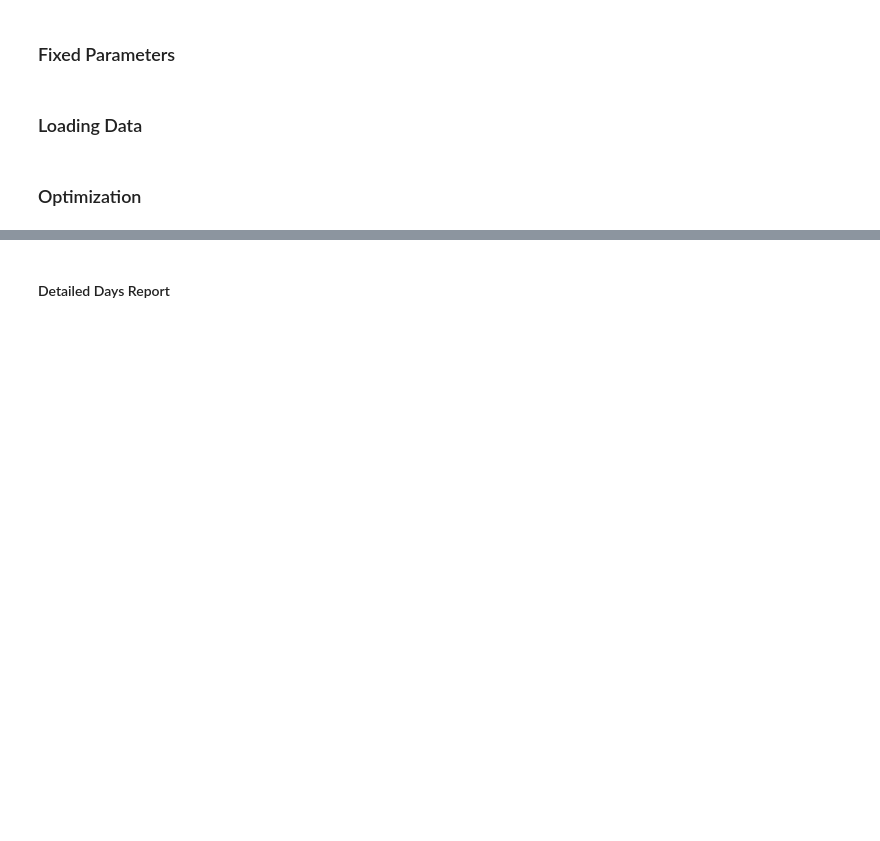
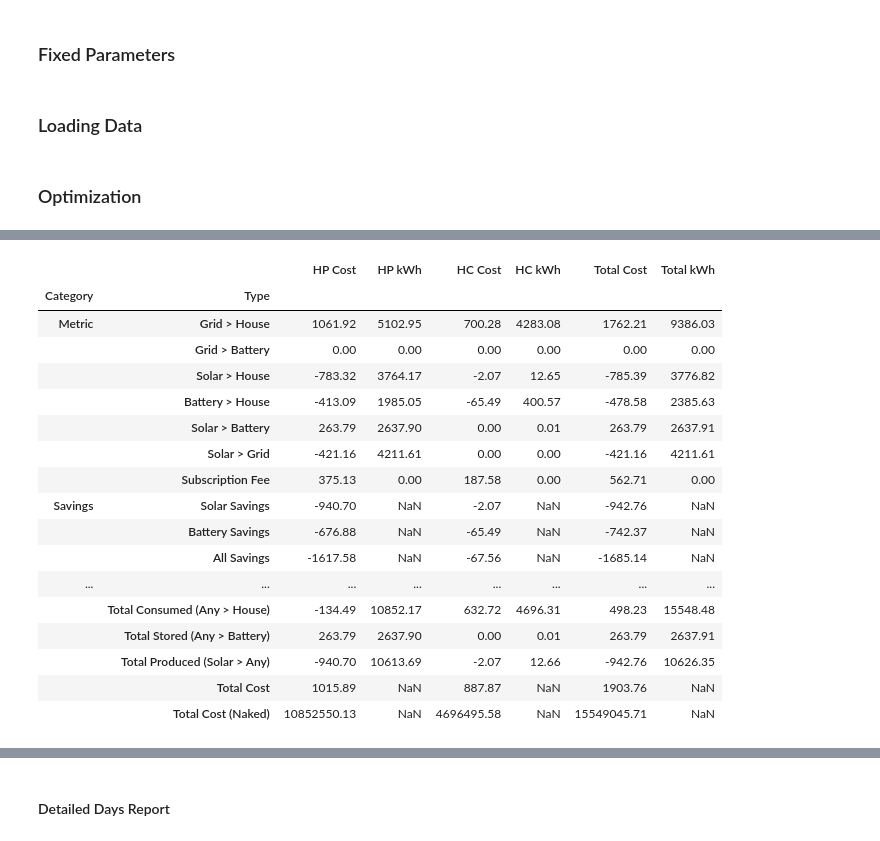
Before and after one commit to braibaud/EnphaseAnalysis, a Jupyter notebook: Report Analysis.ipynb, the cells around one changed output, grey strips where cells are left out. Cells and saved outputs as stored; diff of their text form; code cells hidden in the pictures; blank space fills up the shorter version.

```diff
--- a/Report Analysis.ipynb
+++ b/Report Analysis.ipynb
@@ -1595,15 +1653,0 @@ battery_capacities = [0.0, 10000.0]
-# %%
-results = optimize_capacity_v2(
-    raw_df,
-    wh_price_sale_eur,
-    wh_price_high_eur,
-    wh_price_low_eur,
-    subscription_monthly_fee_eur,
-    current_solar_capacity,
-    solar_capacities,
-    battery_capacities,
-    battery_discharge_lower_limit_pc,
-    battery_charge_upper_limit_pc,
-    battery_efficiency_pc,
-    enable_hc_charging=False,
-)
@@ -1628 +1654,4 @@ HC charging -> False
+# %%
+all_results = []
+detailed_results = []
 # %%
@@ -1653,0 +1702,4 @@ ImportError: Missing optional dependency 'tabulate'.  Use pip or conda to instal
+# %%
+all_results_df = pd.DataFrame(all_results)
+all_results_df = all_results_df.set_index(['HC Charging', 'Solar Capacity', 'Battery Capacity'])
+all_results_df = all_results_df.sort_index(level=0, sort_remaining=False)
@@ -1653,0 +1720,23 @@ ImportError: Missing optional dependency 'tabulate'.  Use pip or conda to instal
+# %%
+df_9_10 = detailed_results[int(all_results_df.loc[False, 9, 10]['index'])]
+# %%
+df_9_10
+# %% [output]
+|  |  | HP Cost | HP kWh | HC Cost | HC kWh | Total Cost | Total kWh |
+| Category | Type |  |  |  |  |  |  |
+| Metric | Grid > House | 1061.92 | 5102.95 | 700.28 | 4283.08 | 1762.21 | 9386.03 |
+|  | Grid > Battery | 0.00 | 0.00 | 0.00 | 0.00 | 0.00 | 0.00 |
+|  | Solar > House | -783.32 | 3764.17 | -2.07 | 12.65 | -785.39 | 3776.82 |
+|  | Battery > House | -413.09 | 1985.05 | -65.49 | 400.57 | -478.58 | 2385.63 |
+|  | Solar > Battery | 263.79 | 2637.90 | 0.00 | 0.01 | 263.79 | 2637.91 |
+|  | Solar > Grid | -421.16 | 4211.61 | 0.00 | 0.00 | -421.16 | 4211.61 |
+|  | Subscription Fee | 375.13 | 0.00 | 187.58 | 0.00 | 562.71 | 0.00 |
+| Savings | Solar Savings | -940.70 | NaN | -2.07 | NaN | -942.76 | NaN |
+|  | Battery Savings | -676.88 | NaN | -65.49 | NaN | -742.37 | NaN |
+|  | All Savings | -1617.58 | NaN | -67.56 | NaN | -1685.14 | NaN |
+| ... | ... | ... | ... | ... | ... | ... | ... |
+|  | Total Consumed (Any > House) | -134.49 | 10852.17 | 632.72 | 4696.31 | 498.23 | 15548.48 |
+|  | Total Stored (Any > Battery) | 263.79 | 2637.90 | 0.00 | 0.01 | 263.79 | 2637.91 |
+|  | Total Produced (Solar > Any) | -940.70 | 10613.69 | -2.07 | 12.66 | -942.76 | 10626.35 |
+|  | Total Cost | 1015.89 | NaN | 887.87 | NaN | 1903.76 | NaN |
+|  | Total Cost (Naked) | 10852550.13 | NaN | 4696495.58 | NaN | 15549045.71 | NaN |
```
Also changed, not shown: parts of 17 cells of this notebook, 1 other file.
